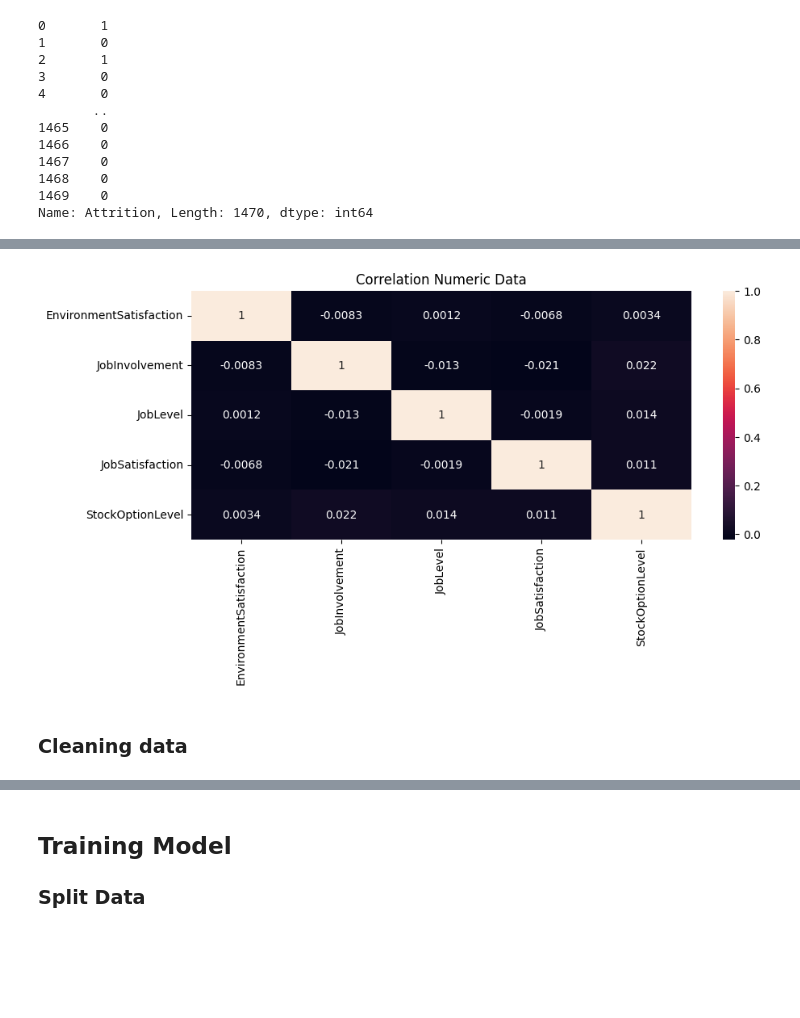
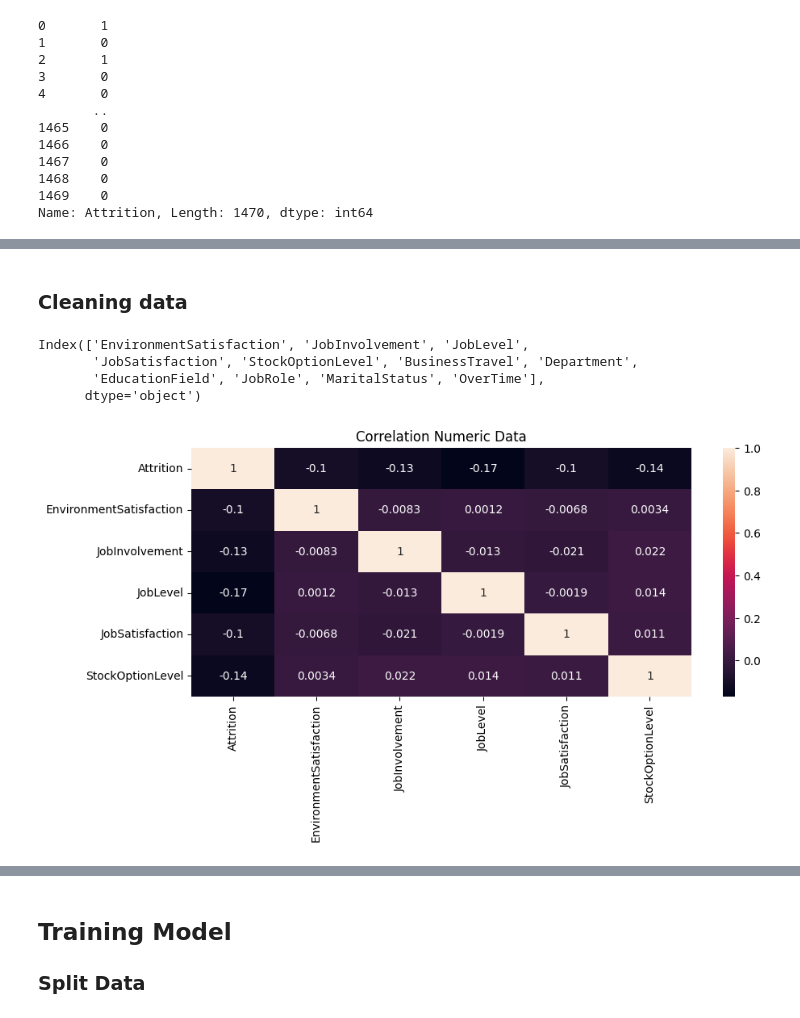
Before and after one commit to moubarak1ezzyani/Retention-AI-API, a Jupyter notebook: ml_dev/src/lab.ipynb, the cells around one changed output, grey strips where cells are left out. Saved outputs shown, nothing was run; the diff lists cells and outputs as text; code cells hidden in the pictures; blank space fills up the shorter version.

```diff
--- a/ml_dev/src/lab.ipynb
+++ b/ml_dev/src/lab.ipynb
@@ -159,26 +159,31 @@ import numpy as np
 data_file_num=data_file.select_dtypes(include=np.number)
 
 # --- verifying missed values
-""" for col_num in data_file_num:
+""" print("___ Missed Values ___")
+for col_num in data_file_num:
     Missed_val=data_file_num[col_num].isnull()
-    print(Missed_val)
-"""
-# --- cleaning data
-def clean_data():
+    print(Missed_val) """
+
+# --- cleaning data : Num
+def clean_data_num():
     df_corr=data_file_num.copy()
-    print("___ Nombre de valeurs possibles uniques ___")
+    print("___ Nombre de valeurs NUM possibles uniques ___")
     for col_num in df_corr:
         if df_corr[col_num].nunique()>5:
             print(f"{col_num} ==> {df_corr[col_num].nunique()}")
             df_corr.drop(columns=[col_num], axis=1, inplace=True)       # axis={0,1} : {vertical, horizontal}
     return df_corr
 
-df_corr_cleaned=clean_data()
+df_corr_cleaned=clean_data_num()
 
-def ultra_cleaning_num():
-    ultra_cols=['EmployeeCount', 'StandardHours', 'Education', 'PerformanceRating', 'RelationshipSatisfaction', 'WorkLifeBalance' ]
-    df_corr_cleaned.drop(columns=ultra_cols, axis=1, inplace=True)
-    return df_corr_cleaned
+# --- cleaning data : Obj
+def clean_obj():
+    df_object=df_obj.copy()
+    print("___ Nombre de valeurs OBJ possibles uniques ___")
+    for cols_obj in df_object:
+        # print(f"{cols_obj} => {df_object[cols_obj].nunique()}")
+        x=df_object[cols_obj].nunique()
+    return x
 
-df_corr_cleaned_ultra=ultra_cleaning_num()
+x=clean_obj
 # %% [output]
@@ -209,13 +216,45 @@ YearsWithCurrManager ==> 18
+# %% [markdown]
+### Cleaning data
+# %%
+# --- objet
+def clean_obj_ultra():
+    df_obj_cleaned=df_obj.copy()
+    cols_drop=['Attrition','Gender','Over18']
+    df_obj_cleaned=df_obj_cleaned.drop(columns=cols_drop, axis=1)
+    return df_obj_cleaned
+
+df_obj_cleaned=clean_obj_ultra()
+
+# --- Num
+def ultra_cleaning_num():
+    ultra_cols=['EmployeeCount', 'StandardHours', 'Education', 'PerformanceRating', 'RelationshipSatisfaction', 'WorkLifeBalance' ]
+    df_corr_cleaned.drop(columns=ultra_cols, axis=1, inplace=True)
+    return df_corr_cleaned
+
+df_corr_cleaned_ultra=ultra_cleaning_num()
+
+# --- cleaned datafile : Obj & Num
+def clean_whole_data():
+    df_cleaned=pds.concat([df_corr_cleaned_ultra, df_obj_cleaned],axis=1)
+    return df_cleaned
+
+print(clean_whole_data().columns)
+df_final  = clean_whole_data()
+# %% [output]
+Index(['EnvironmentSatisfaction', 'JobInvolvement', 'JobLevel',
+       'JobSatisfaction', 'StockOptionLevel', 'BusinessTravel', 'Department',
+       'EducationField', 'JobRole', 'MaritalStatus', 'OverTime'],
+      dtype='object')
 # %%
 # --- Correlation : dessin
+target_encoded=encode_target()
+num_with_attrition=pds.concat([target_encoded, df_corr_cleaned_ultra], axis=1)
 plt.figure(figsize=(10,4))
 sns.heatmap(
-    df_corr_cleaned.corr(),
+    num_with_attrition.corr(),
     annot=True,
 )
 plt.title("Correlation Numeric Data")
 plt.show()
 # %% [output]
-[figure, old version]
+[figure, new version]
-# %% [markdown]
-### Cleaning data
```
Also changed, not shown: parts of 6 cells of this notebook.
